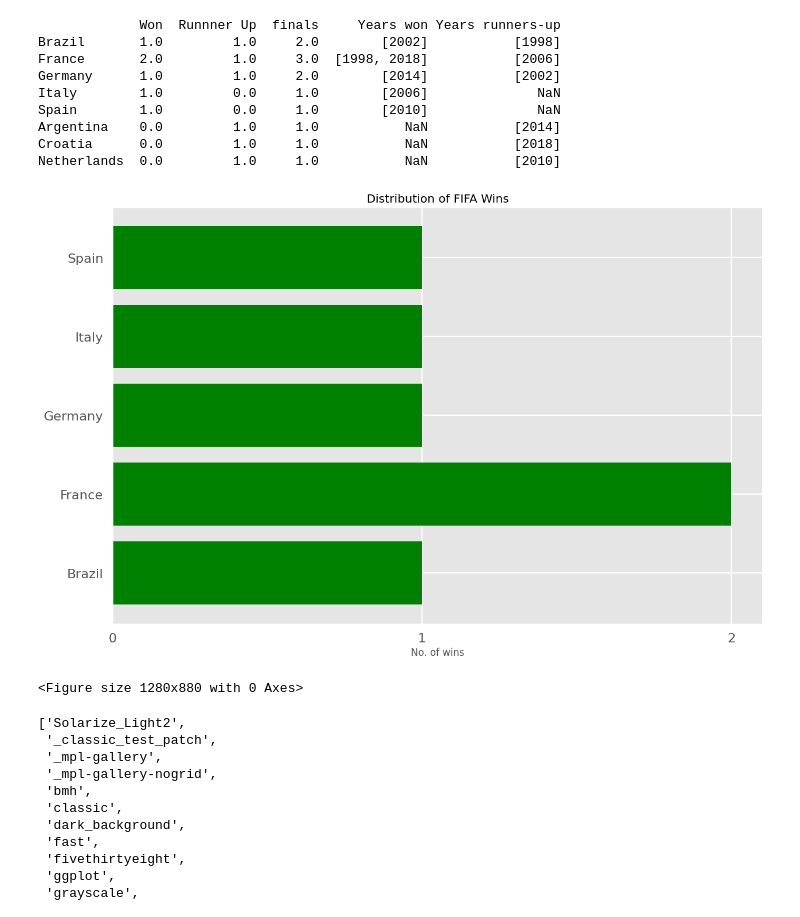
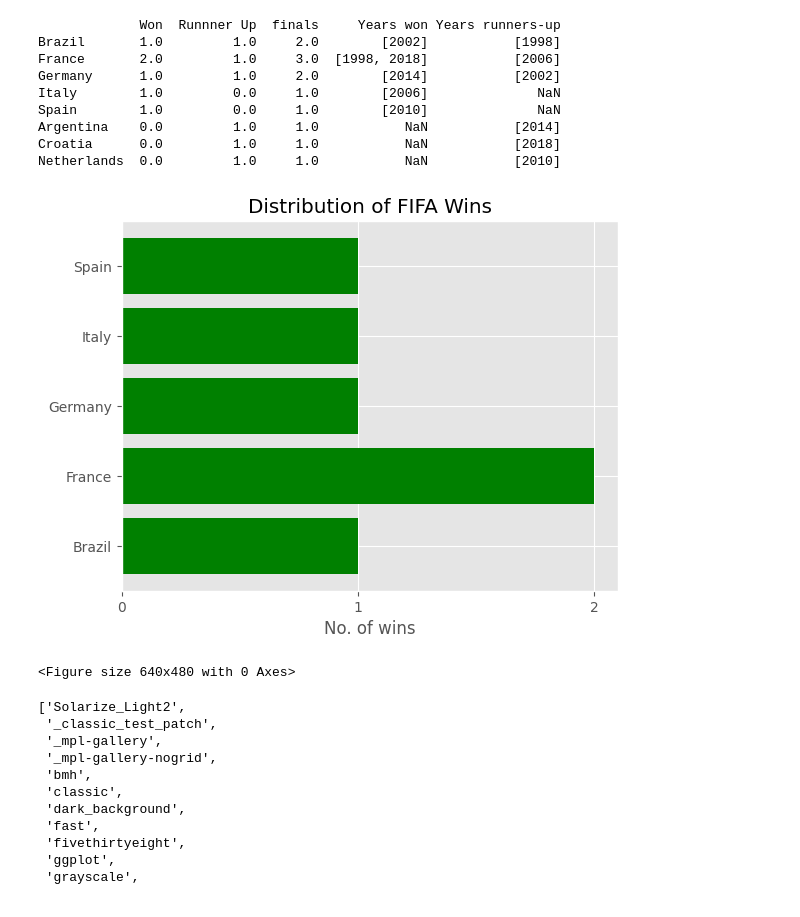
Before and after one commit to romannjoroge/DataScienceStar, a Jupyter notebook: fifa_project.ipynb, the cells around one changed output. Cells and saved outputs as stored; diff of their text form; code cells hidden in the pictures.

Commit message:
Modified fifa_project

```diff
--- a/fifa_project.ipynb
+++ b/fifa_project.ipynb
@@ -263,20 +263,23 @@ results_by_nation.to_csv('results_by_nation.csv')
 # %%
 # A horizontal bar to show distribution of Fifa Winners
 from matplotlib import pyplot as plt
 plt.style.use('ggplot')
 countries_won = results_by_nation.loc[results_by_nation.Won > 0]
-plt.barh(countries_won.index, countries_won.Won, color='g')
 
-plt.title('Distribution of FIFA Wins')
-plt.xlabel('No. of wins')
-plt.xticks(ticks=[0, 1, 2], labels=[0, 1, 2])
+fig1, ax1 = plt.subplots()
+
+ax1.barh(countries_won.index, countries_won.Won, color='g')
+
+ax1.set_title('Distribution of FIFA Wins')
+ax1.set_xlabel('No. of wins')
+ax1.set_xticks(ticks=[0, 1, 2], labels=[0, 1, 2])
 
 
 plt.show()
 plt.clf()
 # %% [output]
-[figure, old version]
+[figure, new version]
-<Figure size 1280x880 with 0 Axes>
+<Figure size 640x480 with 0 Axes>
 # %%
 plt.style.available
 # %% [output]
```
